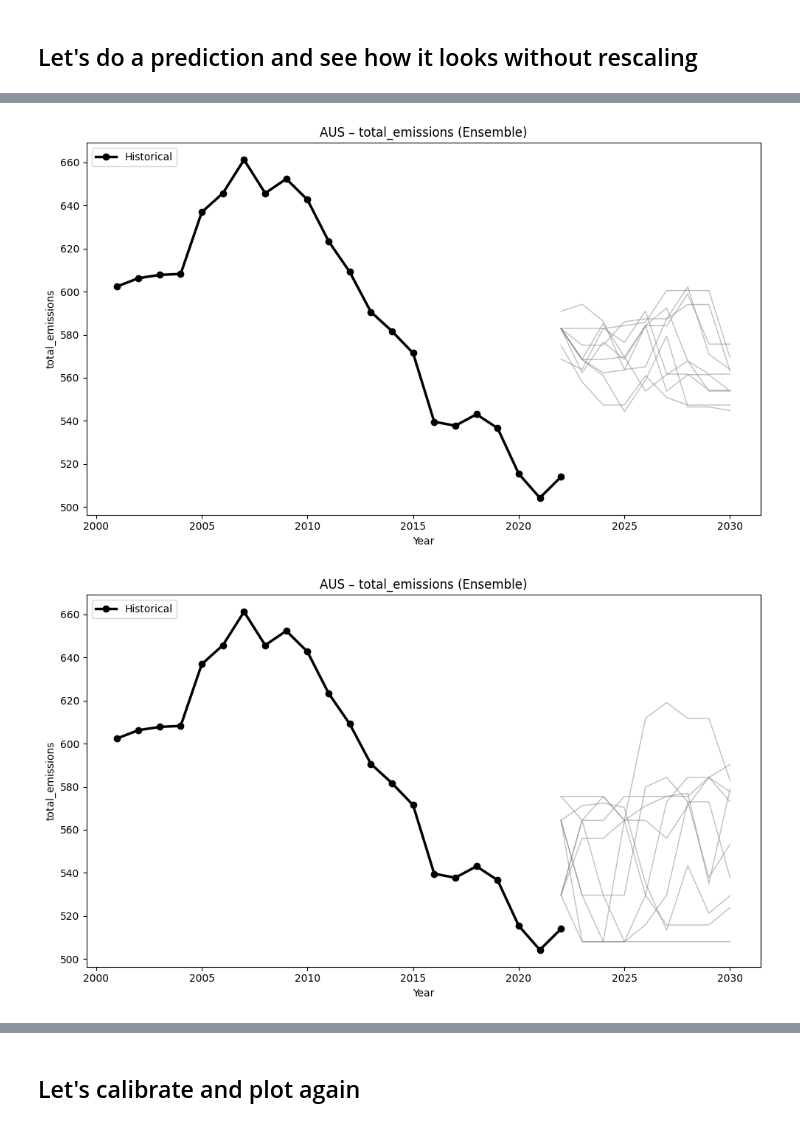
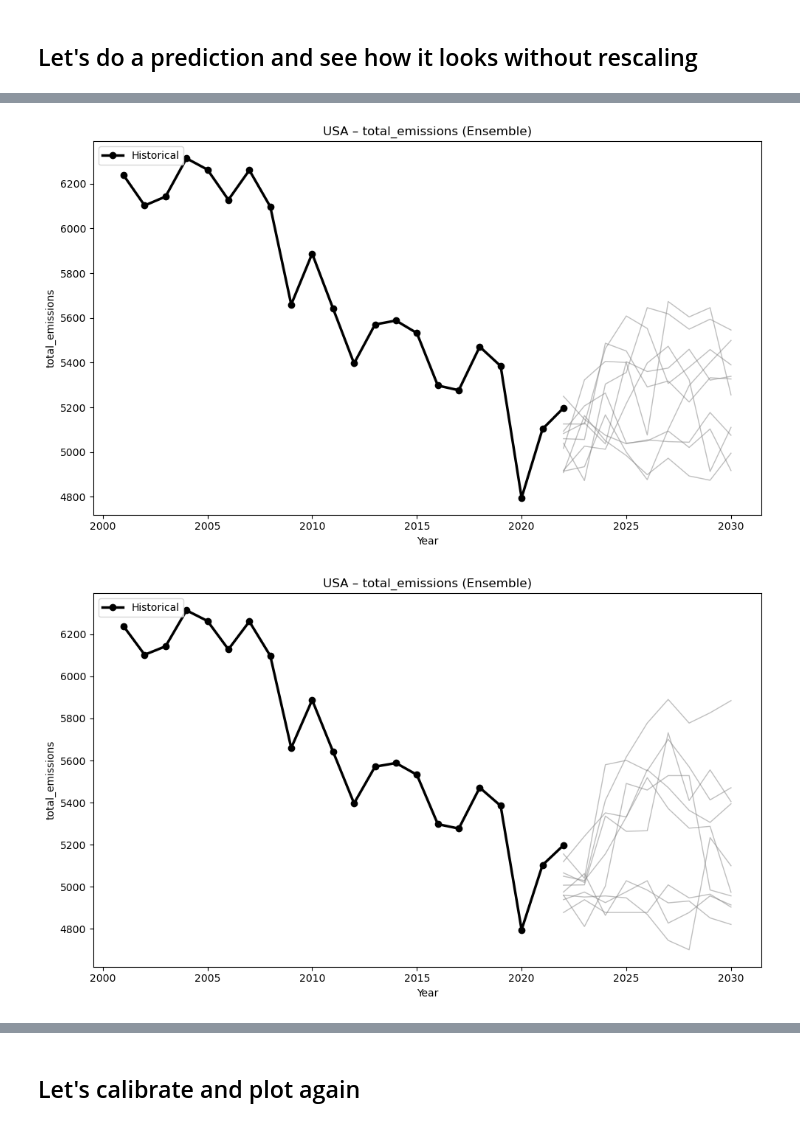
Before and after one commit to jroblar/ndc_evaluation, a Jupyter notebook: ml_scripts/ensemble_analysis.ipynb, the cells around one changed output, grey strips where cells are left out. Saved outputs shown, nothing was run; the diff lists cells and outputs as text; code cells hidden in the pictures.

```diff
--- a/ml_scripts/ensemble_analysis.ipynb
+++ b/ml_scripts/ensemble_analysis.ipynb
@@ -186,19 +183,19 @@ enet_with_isos_df = ep.predict_ensemble_emissions(ensemble_arima_df, models["reg
 # %%
 ep.plot_ensemble_time_series(
     df=xgb_no_isos_df,
-    iso_alpha_3="AUS",
+    iso_alpha_3="USA",
     column="total_emissions",
     hist_df=training_df_lags)
 # %% [output]
-[figure, old version]
+[figure, new version]
 # %%
 ep.plot_ensemble_time_series(
     df=xgb_with_isos_df,
-    iso_alpha_3="AUS",
+    iso_alpha_3="USA",
     column="total_emissions",
     hist_df=training_df_lags)
 # %% [output]
-[figure, old version]
+[figure, new version]
 # %%
 ep.plot_ensemble_time_series(
     df=enet_no_isos_df,
```
Also changed, not shown: parts of 12 cells of this notebook.
